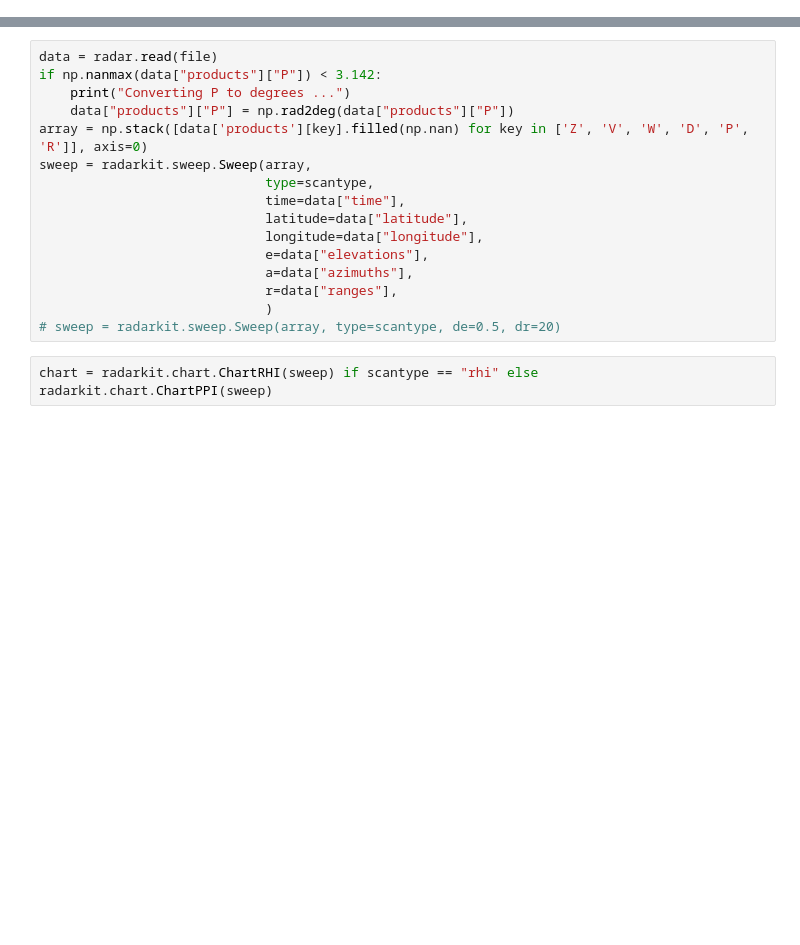
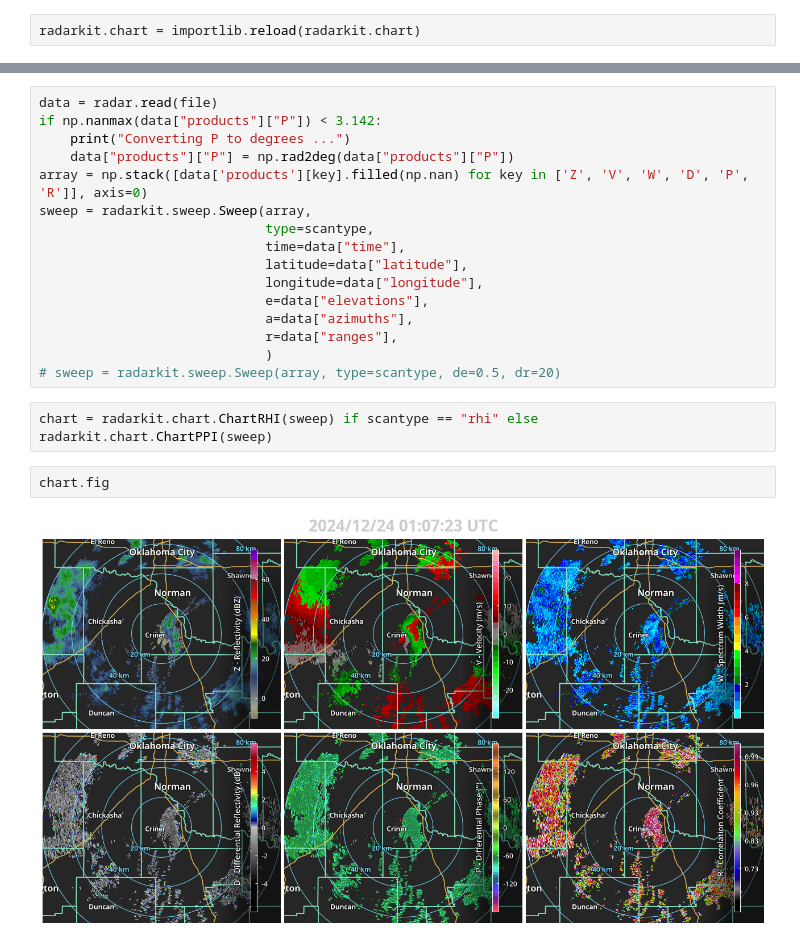
Before and after one commit to OURadar/RadarKit, a Jupyter notebook: python/notebooks/04 Viewing Plain Products.ipynb, the cells around one changed output, grey strips where cells are left out. Saved outputs shown, nothing was run; the diff lists cells and outputs as text; blank space fills up the shorter version.

Commit message:
Refactored radarkit.chart.Chart

```diff
--- a/python/notebooks/04 Viewing Plain Products.ipynb
+++ b/python/notebooks/04 Viewing Plain Products.ipynb
@@ -21,3 +23,5 @@ import radarkit.chart
+# %%
+radarkit.chart = importlib.reload(radarkit.chart)
 # %%
 # files = sorted(glob.glob(os.path.expanduser('~/Downloads/data/moment/20231004/*-Z.nc')))
 files = sorted(glob.glob(os.path.expanduser('~/Downloads/data/PX*.txz')))
@@ -45,3 +51,7 @@ sweep = radarkit.sweep.Sweep(array,
 # sweep = radarkit.sweep.Sweep(array, type=scantype, de=0.5, dr=20)
 # %%
 chart = radarkit.chart.ChartRHI(sweep) if scantype == "rhi" else radarkit.chart.ChartPPI(sweep)
+# %%
+chart.fig
+# %% [output]
+[figure, added]
```
Also changed, not shown: parts of 2 cells of this notebook, 1 other file.
